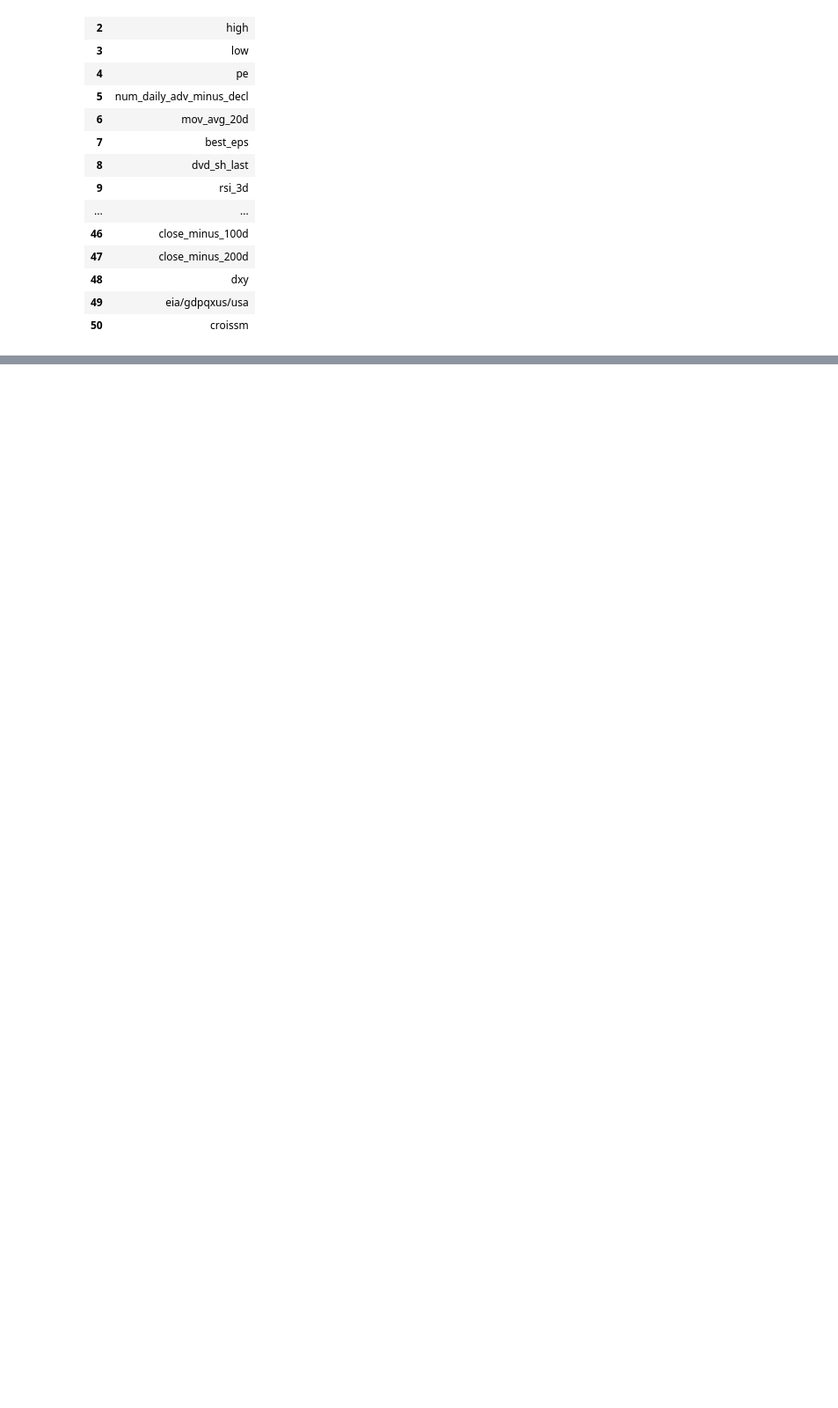
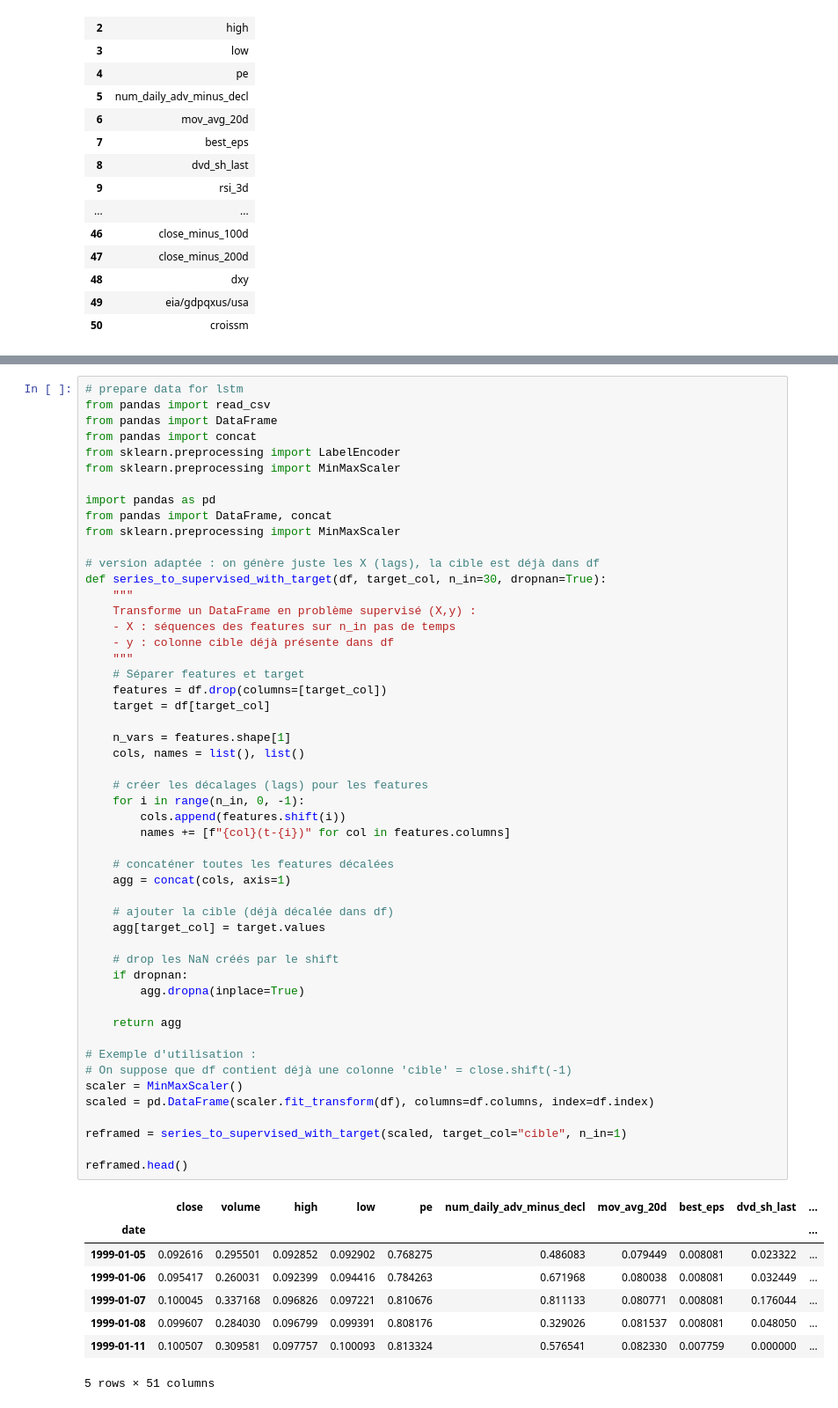
Before and after one commit to Alazuz/bigdata_project, a Jupyter notebook: lstm.ipynb, the cells around one changed output, grey strips where cells are left out. Shown: that part at 88% size. Cells and saved outputs as stored; diff of their text form; blank space fills up the shorter version.

Commit message:
debut lstm

```diff
--- a/lstm.ipynb
+++ b/lstm.ipynb
@@ -249,0 +267,60 @@ pyplot.show()
+# %%
+# prepare data for lstm
+from pandas import read_csv
+from pandas import DataFrame
+from pandas import concat
+from sklearn.preprocessing import LabelEncoder
+from sklearn.preprocessing import MinMaxScaler
+
+import pandas as pd
+from pandas import DataFrame, concat
+from sklearn.preprocessing import MinMaxScaler
+
+# version adaptée : on génère juste les X (lags), la cible est déjà dans df
+def series_to_supervised_with_target(df, target_col, n_in=30, dropnan=True):
+    """
+    Transforme un DataFrame en problème supervisé (X,y) :
+    - X : séquences des features sur n_in pas de temps
+    - y : colonne cible déjà présente dans df
+    """
+    # Séparer features et target
+    features = df.drop(columns=[target_col])
+    target = df[target_col]
+
+    n_vars = features.shape[1]
+    cols, names = list(), list()
+
+    # créer les décalages (lags) pour les features
+    for i in range(n_in, 0, -1):
+        cols.append(features.shift(i))
+        names += [f"{col}(t-{i})" for col in features.columns]
+
+    # concaténer toutes les features décalées
+    agg = concat(cols, axis=1)
+
+    # ajouter la cible (déjà décalée dans df)
+    agg[target_col] = target.values
+
+    # drop les NaN créés par le shift
+    if dropnan:
+        agg.dropna(inplace=True)
+
+    return agg
+
+# Exemple d'utilisation :
+# On suppose que df contient déjà une colonne 'cible' = close.shift(-1)
+scaler = MinMaxScaler()
+scaled = pd.DataFrame(scaler.fit_transform(df), columns=df.columns, index=df.index)
+
+reframed = series_to_supervised_with_target(scaled, target_col="cible", n_in=1)
+
+reframed.head()
+# %% [output]
+|  | close | volume | high | low | pe | num_daily_adv_minus_decl | mov_avg_20d | best_eps | dvd_sh_last | ... |
+| date |  |  |  |  |  |  |  |  |  | ... |
+| 1999-01-05 | 0.092616 | 0.295501 | 0.092852 | 0.092902 | 0.768275 | 0.486083 | 0.079449 | 0.008081 | 0.023322 | ... |
+| 1999-01-06 | 0.095417 | 0.260031 | 0.092399 | 0.094416 | 0.784263 | 0.671968 | 0.080038 | 0.008081 | 0.032449 | ... |
+| 1999-01-07 | 0.100045 | 0.337168 | 0.096826 | 0.097221 | 0.810676 | 0.811133 | 0.080771 | 0.008081 | 0.176044 | ... |
+| 1999-01-08 | 0.099607 | 0.284030 | 0.096799 | 0.099391 | 0.808176 | 0.329026 | 0.081537 | 0.008081 | 0.048050 | ... |
+| 1999-01-11 | 0.100507 | 0.309581 | 0.097757 | 0.100093 | 0.813324 | 0.576541 | 0.082330 | 0.007759 | 0.000000 | ... |
+5 rows × 51 columns
```
Also changed, not shown: parts of 8 cells of this notebook.
